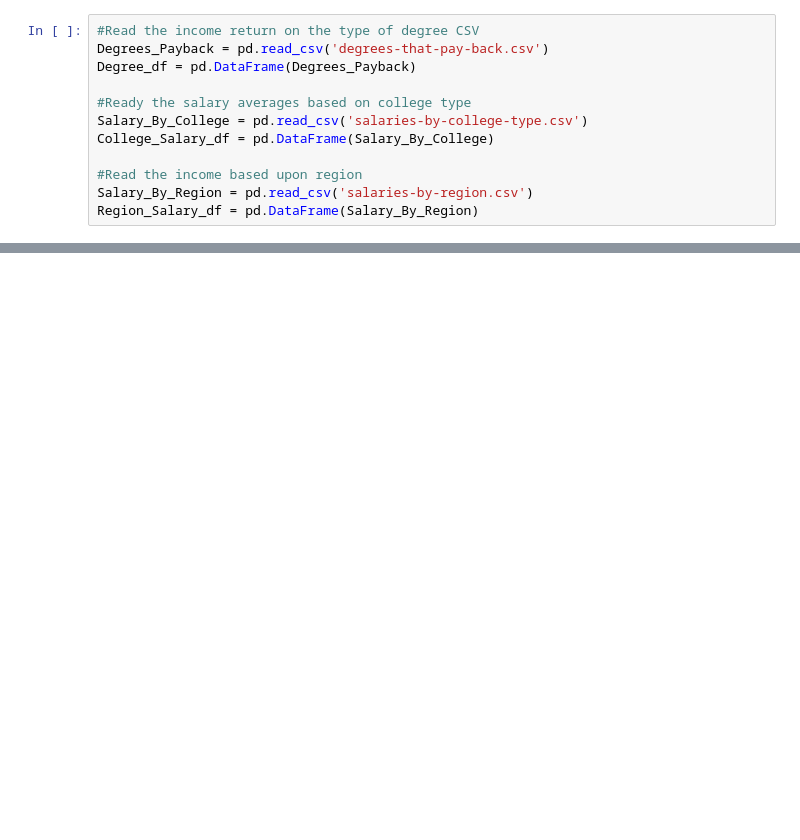
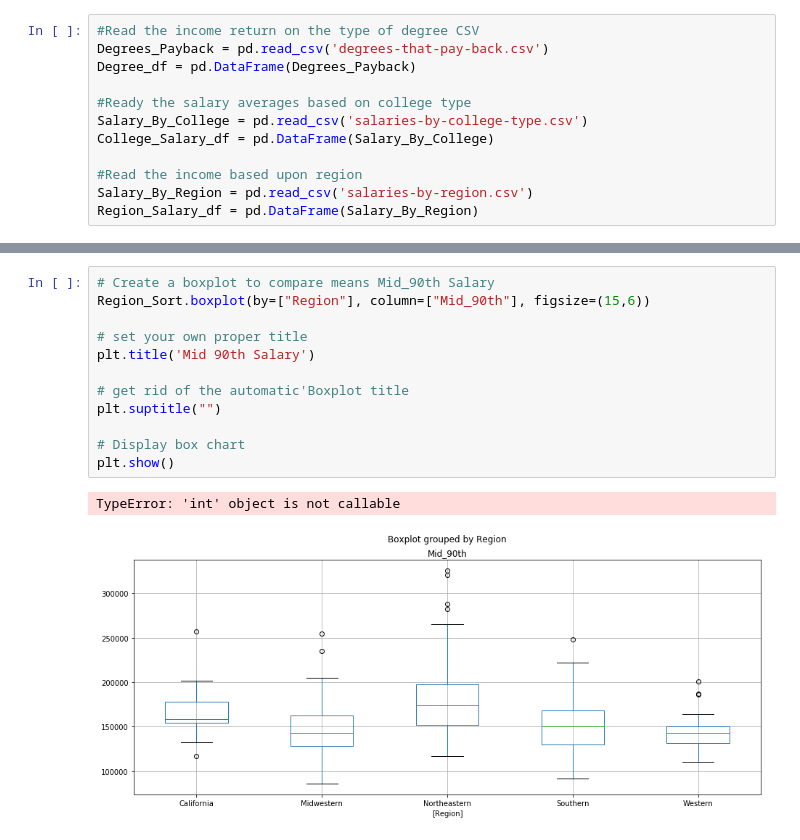
Before and after one commit to khosenag03/RICHdataGroupProject, a Jupyter notebook: College_vs_Salary.ipynb, the cells around one changed output, grey strips where cells are left out. Saved outputs shown, nothing was run; the diff lists cells and outputs as text; blank space fills up the shorter version.

```diff
--- a/College_vs_Salary.ipynb
+++ b/College_vs_Salary.ipynb
@@ -81,3 +93,18 @@ Region_Sort.head()
+# %%
+# Create a boxplot to compare means Mid_90th Salary
+Region_Sort.boxplot(by=["Region"], column=["Mid_90th"], figsize=(15,6))
+
+# set your own proper title
+plt.title('Mid 90th Salary')
+
+# get rid of the automatic'Boxplot title
+plt.suptitle("")
+
+# Display box chart
+plt.show()
+# %% [output]
+TypeError: 'int' object is not callable
+[figure, added]
 # %%
 #Extract data by Region from the Master DF
 Cali_Region = Region_Salary_df.loc[Region_Salary_df["Region"] == "California", :]
```
Also changed, not shown: parts of 21 cells of this notebook.
